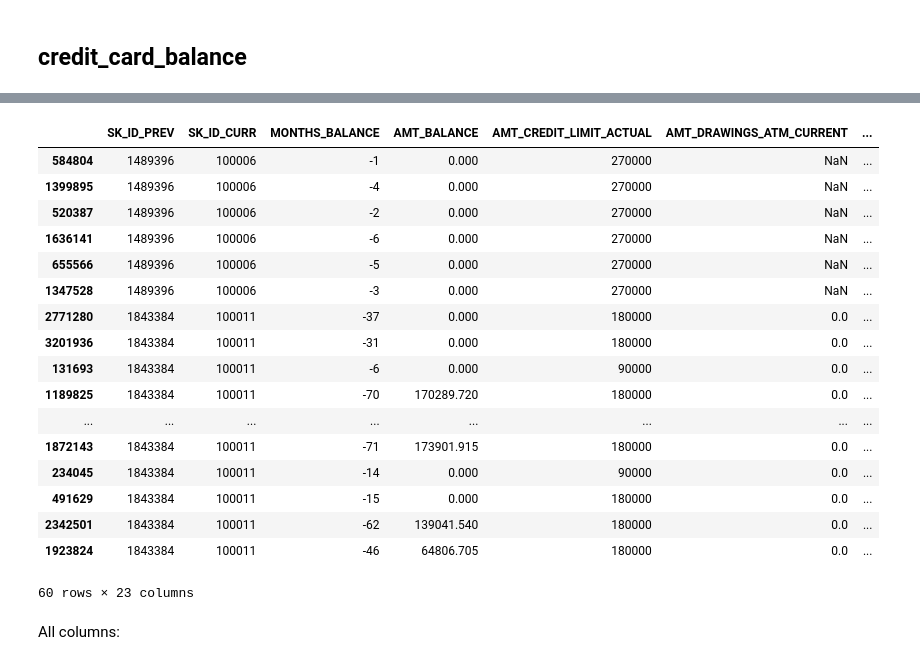
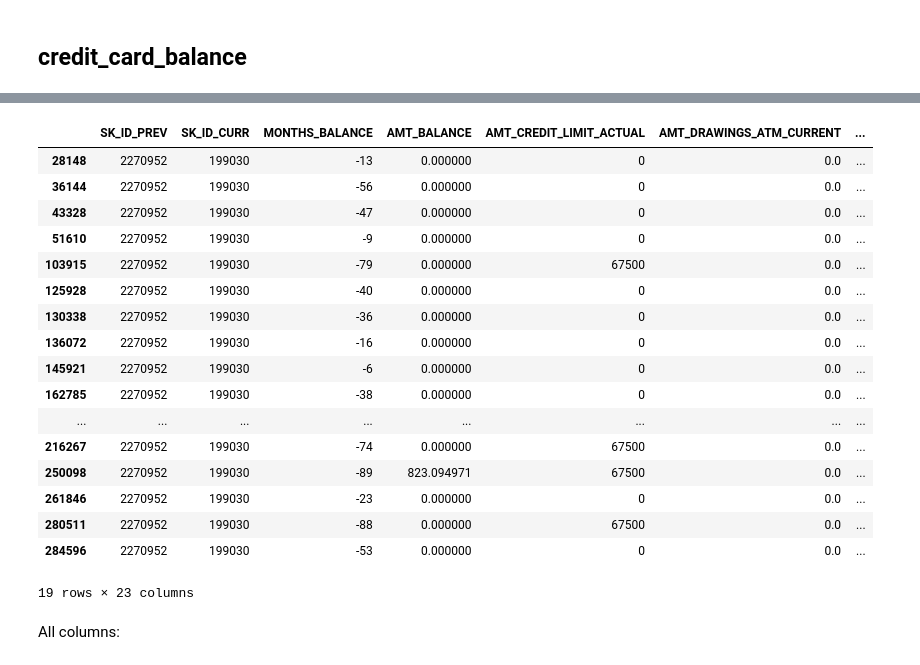
Before and after one commit to chris14jan/hcdr, a Jupyter notebook: notebooks/EDA_CM.ipynb, the cells around one changed output, grey strips where cells are left out. Saved outputs shown, nothing was run; the diff lists cells and outputs as text; code cells hidden in the pictures.

```diff
--- a/notebooks/EDA_CM.ipynb
+++ b/notebooks/EDA_CM.ipynb
@@ -27,0 +36,5 @@ ParserError: Error tokenizing data. C error: Calling read(nbytes) on source fail
+# %%
+%%time
+data = Data()
+df_dict = data.get_data(nrows=300_000)
+df_dict.keys()
@@ -57,13 +64,15 @@ Index(['SK_ID_CURR', 'SK_ID_BUREAU', 'CREDIT_ACTIVE', 'CREDIT_CURRENCY',
 # %%
-for df_key, df in dfs_dict.items():
-    df_temp = df.copy()
-    # dict -> col_name:col_dtype for float64 to float32 dtypes
-    col_dtypes = {col:'float32' for col in df_temp.select_dtypes(include='float64').columns.values}
-    # udpate dict -> col_name:col_dtype for int64 to int32 dtypes
-    for col in df_temp.select_dtypes(include='int64').columns.values:
-        col_dtypes[col] = 'int32'
-    df_temp = df_temp.astype(col_dtypes)
-    # save df with updated dtypes to dfs dict
-    dfs_dict[df_key] = df_temp
-
-df_temp = dfs_dict["df_bureau"]
+def map_dtype_cols(dict_of_dfs):
+    dict_dict_dtypes = {}
+    for df_key, df in df_dict_small.items():
+        df_temp = df.copy()
+        # dict -> col_name:col_dtype for float64 to float32 dtypes
+        col_dtypes = {col:'float32' for col in df_temp.select_dtypes(include='float64').columns.values}
+        # update dict -> col_name:col_dtype for int64 to int32 dtypes
+        for col in df_temp.select_dtypes(include='int64').columns.values:
+            col_dtypes[col] = 'int32'
+        # save dtypes map dict
+        dict_dict_dtypes[df_key] = col_dtypes
+    return dict_dict_dtypes
+df_dict_small = data.get_small_data(nrows=100)
+map_dtype_cols(df_dict_small).items()
@@ -173,0 +111,11 @@ df_app_train_missing_vals
+# %%
+dfs_dropped_missing_vals = {}
+dict_dropped_cols = {}
+for df_keys, df in df_dict.items():
+    df_missing_vals=pd.DataFrame((df.isnull().sum()/df.shape[0]).sort_values(ascending=False)).reset_index().rename(columns={"index":"feature", 0:"percent_missing"})
+    drop_cols = list(df_missing_vals[df_missing_vals.percent_missing > 0.3].feature.values)#+["FLAG_MOBIL", "FLAG_WORK_PHONE"]
+    dict_dropped_cols[df_keys]=drop_cols
+    df_temp = df.drop(columns=drop_cols)
+    print(f"{df_keys}:       {df.shape[1]} --> {df_temp.shape[1]}. Dropped {df.shape[1] - df_temp.shape[1]} columns")
+    dfs_dropped_missing_vals[df_keys] = df_temp
+dfs_dropped_missing_vals.keys()
@@ -421,24 +211,25 @@ ValueError: Invalid file path or buffer object type: <class 'method'>
 # %%
-df_credit_card_balance2.head(60)
+query = "SK_ID_CURR == 199030"
+dfs_dropped_missing_vals["credit_card_balance"].query(query)
 # %% [output]
 |  | SK_ID_PREV | SK_ID_CURR | MONTHS_BALANCE | AMT_BALANCE | AMT_CREDIT_LIMIT_ACTUAL | AMT_DRAWINGS_ATM_CURRENT | ... |
-| 584804 | 1489396 | 100006 | -1 | 0.000 | 270000 | NaN | ... |
-| 1399895 | 1489396 | 100006 | -4 | 0.000 | 270000 | NaN | ... |
-| 520387 | 1489396 | 100006 | -2 | 0.000 | 270000 | NaN | ... |
-| 1636141 | 1489396 | 100006 | -6 | 0.000 | 270000 | NaN | ... |
-| 655566 | 1489396 | 100006 | -5 | 0.000 | 270000 | NaN | ... |
-| 1347528 | 1489396 | 100006 | -3 | 0.000 | 270000 | NaN | ... |
-| 2771280 | 1843384 | 100011 | -37 | 0.000 | 180000 | 0.0 | ... |
-| 3201936 | 1843384 | 100011 | -31 | 0.000 | 180000 | 0.0 | ... |
-| 131693 | 1843384 | 100011 | -6 | 0.000 | 90000 | 0.0 | ... |
-| 1189825 | 1843384 | 100011 | -70 | 170289.720 | 180000 | 0.0 | ... |
+| 28148 | 2270952 | 199030 | -13 | 0.000000 | 0 | 0.0 | ... |
+| 36144 | 2270952 | 199030 | -56 | 0.000000 | 0 | 0.0 | ... |
+| 43328 | 2270952 | 199030 | -47 | 0.000000 | 0 | 0.0 | ... |
+| 51610 | 2270952 | 199030 | -9 | 0.000000 | 0 | 0.0 | ... |
+| 103915 | 2270952 | 199030 | -79 | 0.000000 | 67500 | 0.0 | ... |
+| 125928 | 2270952 | 199030 | -40 | 0.000000 | 0 | 0.0 | ... |
+| 130338 | 2270952 | 199030 | -36 | 0.000000 | 0 | 0.0 | ... |
+| 136072 | 2270952 | 199030 | -16 | 0.000000 | 0 | 0.0 | ... |
+| 145921 | 2270952 | 199030 | -6 | 0.000000 | 0 | 0.0 | ... |
+| 162785 | 2270952 | 199030 | -38 | 0.000000 | 0 | 0.0 | ... |
 | ... | ... | ... | ... | ... | ... | ... | ... |
-| 1872143 | 1843384 | 100011 | -71 | 173901.915 | 180000 | 0.0 | ... |
-| 234045 | 1843384 | 100011 | -14 | 0.000 | 90000 | 0.0 | ... |
-| 491629 | 1843384 | 100011 | -15 | 0.000 | 180000 | 0.0 | ... |
-| 2342501 | 1843384 | 100011 | -62 | 139041.540 | 180000 | 0.0 | ... |
-| 1923824 | 1843384 | 100011 | -46 | 64806.705 | 180000 | 0.0 | ... |
+| 216267 | 2270952 | 199030 | -74 | 0.000000 | 67500 | 0.0 | ... |
+| 250098 | 2270952 | 199030 | -89 | 823.094971 | 67500 | 0.0 | ... |
+| 261846 | 2270952 | 199030 | -23 | 0.000000 | 0 | 0.0 | ... |
+| 280511 | 2270952 | 199030 | -88 | 0.000000 | 67500 | 0.0 | ... |
+| 284596 | 2270952 | 199030 | -53 | 0.000000 | 0 | 0.0 | ... |
-60 rows × 23 columns
+19 rows × 23 columns
 # %% [markdown]
 All columns:
 # %%
```
Also changed, not shown: parts of 41 cells of this notebook, 1 other file.
